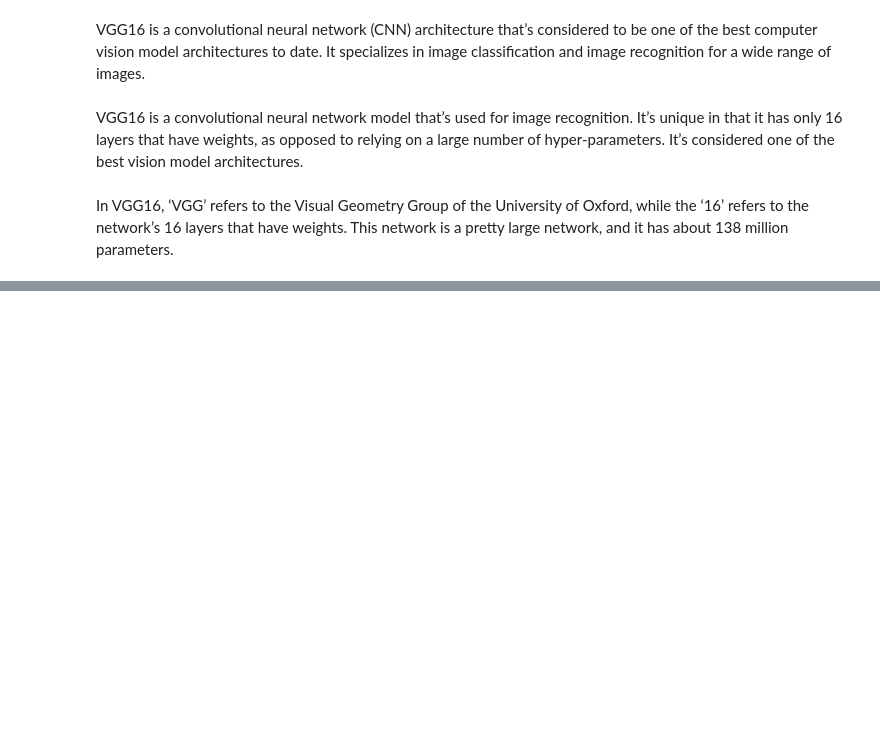
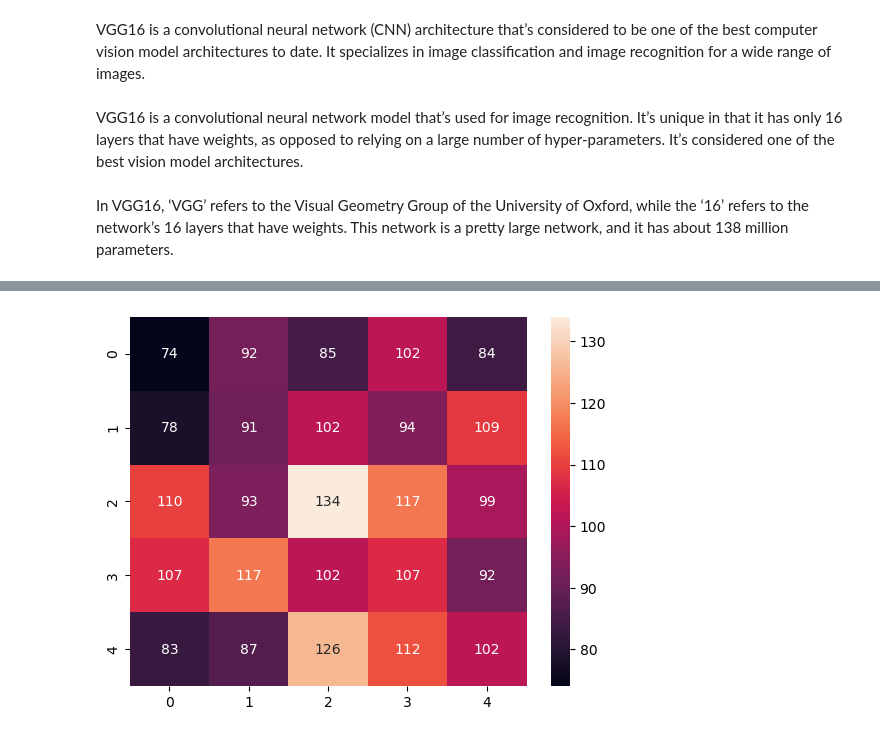
Before and after one commit to kelvinprabhu/DeepLearning_Exercise, a Jupyter notebook: CNN/cnn_architecture/2448501_5.ipynb, the cells around one changed output, grey strips where cells are left out. Cells and saved outputs as stored; diff of their text form; code cells hidden in the pictures; blank space fills up the shorter version.

```diff
--- a/CNN/cnn_architecture/2448501_5.ipynb
+++ b/CNN/cnn_architecture/2448501_5.ipynb
@@ -88,0 +20,12 @@ dataset.first()
+# %%
+import os
+file_path = "/mnt/c/Users/ASUS/Downloads/scene_detection/scene_detection"
+train_dir = "/mnt/c/Users/ASUS/Downloads/scene_detection/scene_detection/seg_train/seg_train"
+validation_dir = "/mnt/c/Users/ASUS/Downloads/scene_detection/scene_detection/seg_test/seg_test"
+
+categories = ['buildings', 'forest', 'glacier', 'mountain', 'forest', 'buildings']
+train_categories = os.listdir(train_dir)
+validation_categories = os.listdir(validation_dir)
+
+print(train_categories)
+print(validation_categories)
@@ -88,0 +74,16 @@ dataset.first()
+# %%
+# Custom classifier
+x = GlobalAveragePooling2D()(base_model.output)
+x = Dense(512, activation='relu')(x)
+x = Dropout(0.5)(x)
+out = Dense(len(train_data.class_indices), activation='softmax')(x)
+
+model = Model(inputs=base_model.input, outputs=out)
+model.compile(optimizer=Adam(learning_rate=0.0001), loss='categorical_crossentropy', metrics=['accuracy'])
+# %%
+
+# TensorBoard callback
+log_dir = "logs/vgg16_coco"
+tensorboard_callback = TensorBoard(log_dir=log_dir, histogram_freq=1, write_graph=True)
+
+history = model.fit(train_data, validation_data=val_data, batch_size=BATCH_SIZE, epochs=10, callbacks=[tensorboard_callback])
@@ -88,0 +124,9 @@ dataset.first()
+# %%
+# Confusion matrix
+preds = model.predict(val_data)
+y_pred = np.argmax(preds, axis=1)
+y_true = val_data.classes
+cm = confusion_matrix(y_true, y_pred)
+sns.heatmap(cm, annot=True, fmt='d')
+plt.show()
+# %% [output]
@@ -88,0 +134 @@ dataset.first()
+[figure, added]
```
Also changed, not shown: parts of 20 cells of this notebook, 9 other files.
